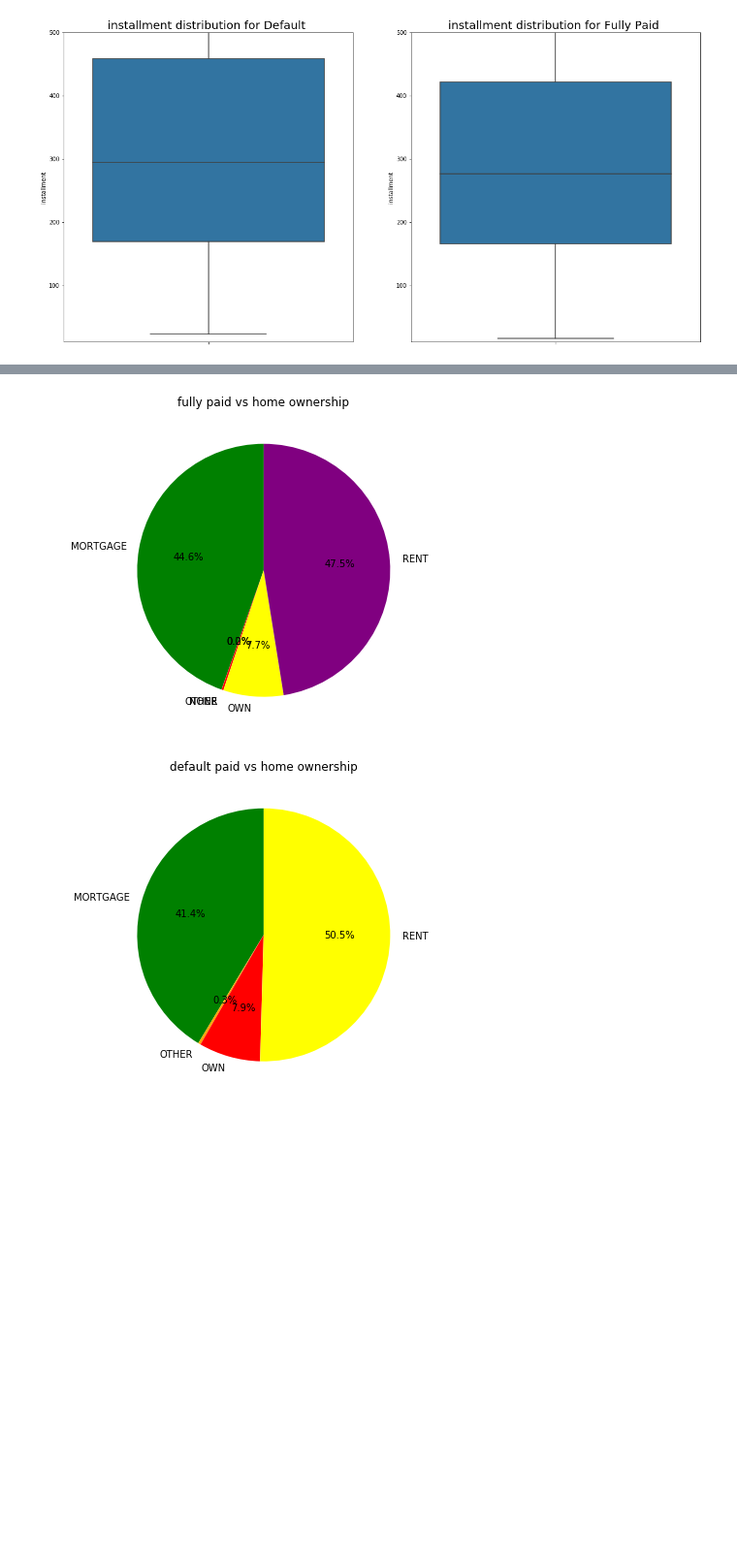
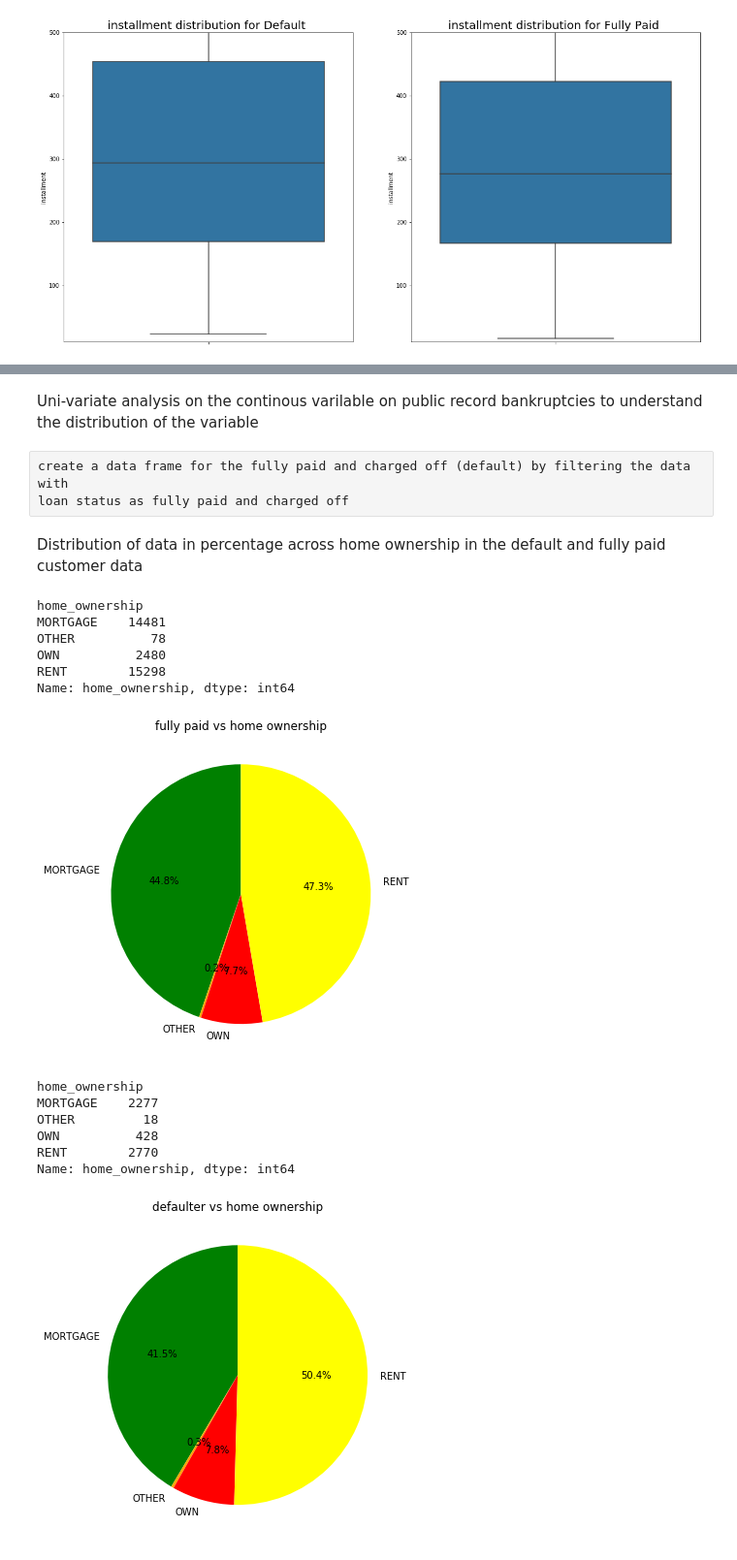
Before and after one commit to pkurumbudel/EDACaseStudy, a Jupyter notebook: EDACaseStudy.ipynb, the cells around one changed output, grey strips where cells are left out. Shown at 97% size. Saved outputs shown, nothing was run; the diff lists cells and outputs as text; code cells hidden in the pictures; blank space fills up the shorter version.

```diff
--- a/EDACaseStudy.ipynb
+++ b/EDACaseStudy.ipynb
@@ -187,0 +190,3 @@ dtype: int64
+# %%
+loan_df=loan_df.drop(['collection_recovery_fee','total_pymnt_inv'],axis=1)
+loan_df.isnull().sum()
@@ -252,4 +275,11 @@ array(['10+ years', '< 1 year', '3 years', '8 years', '9 years',
+# %%
+loan_df['revol_util'],loan_df['dummy']=loan_df['revol_util'].str.split('%',1).str
+loan_df['revol_util']=loan_df['revol_util'].apply(lambda x:float(x))
+loan_df['revol_util']=loan_df['revol_util'].apply(lambda x:x/100)
 # %%
 loan_df['int_rate']=loan_df['int_rate'].apply(lambda x:float(x))
 # %%
 loan_df=loan_df.drop(loan_df[loan_df.emp_length=='n/a'].index)
+loan_df=loan_df.drop(loan_df[loan_df.pub_rec_bankruptcies.isnull()].index)
+loan_df=loan_df.drop(loan_df[loan_df.revol_util.isnull()].index)
+loan_df=loan_df.drop(['dummy'],axis=1)
@@ -386,3 +665,9 @@ plot_graph(loan_df,'installment',10,500)
+# %% [markdown]
+Uni-variate analysis on the continous varilable on public record bankruptcies
+to understand the distribution of the variable
+# %% [raw]
+create a data frame for the fully paid and charged off (default) by filtering the data with
+loan status as fully paid and charged off
 # %%
 fully_paid_df=loan_df[loan_df.loan_status == 'Fully Paid']
 default_paid_df=loan_df[loan_df.loan_status  == 'Charged Off']
@@ -390,17 +675,33 @@ default_paid_df=loan_df[loan_df.loan_status  == 'Charged Off']
 def plot_pie_chart(col_name,df,title):
     label_list=df.index
     colors = ['green','orange','red','yellow','purple']
-    plt.figure(1, figsize=(8,6))
+    plt.figure(1, figsize=(6,6))
     plt.axis('equal')
     plt.pie(df,labels=label_list,autopct="%1.1f%%",colors=colors,startangle=90)
     plt.title(title)
     plt.show()
+# %% [markdown]
+Distribution of data in percentage across home ownership in the default and fully paid customer data
 # %%
 df2 = fully_paid_df.home_ownership.groupby(loan_df.home_ownership).count()
+print(df2)
 plot_pie_chart("home_ownership",df2,"fully paid vs home ownership")
 
 df2 = default_paid_df.home_ownership.groupby(loan_df.home_ownership).count()
-plot_pie_chart("home_ownership",df2,"default paid vs home ownership")
+print(df2)
+plot_pie_chart("home_ownership",df2,"defaulter vs home ownership")
 # %% [output]
+home_ownership
+MORTGAGE    14481
+OTHER          78
+OWN          2480
+RENT        15298
+Name: home_ownership, dtype: int64
-[figure, old version]
+[figure, new version]
+home_ownership
+MORTGAGE    2277
+OTHER         18
+OWN          428
+RENT        2770
+Name: home_ownership, dtype: int64
-[figure, old version]
+[figure, new version]
```
Also changed, not shown: parts of 186 cells of this notebook, 1 other file.
